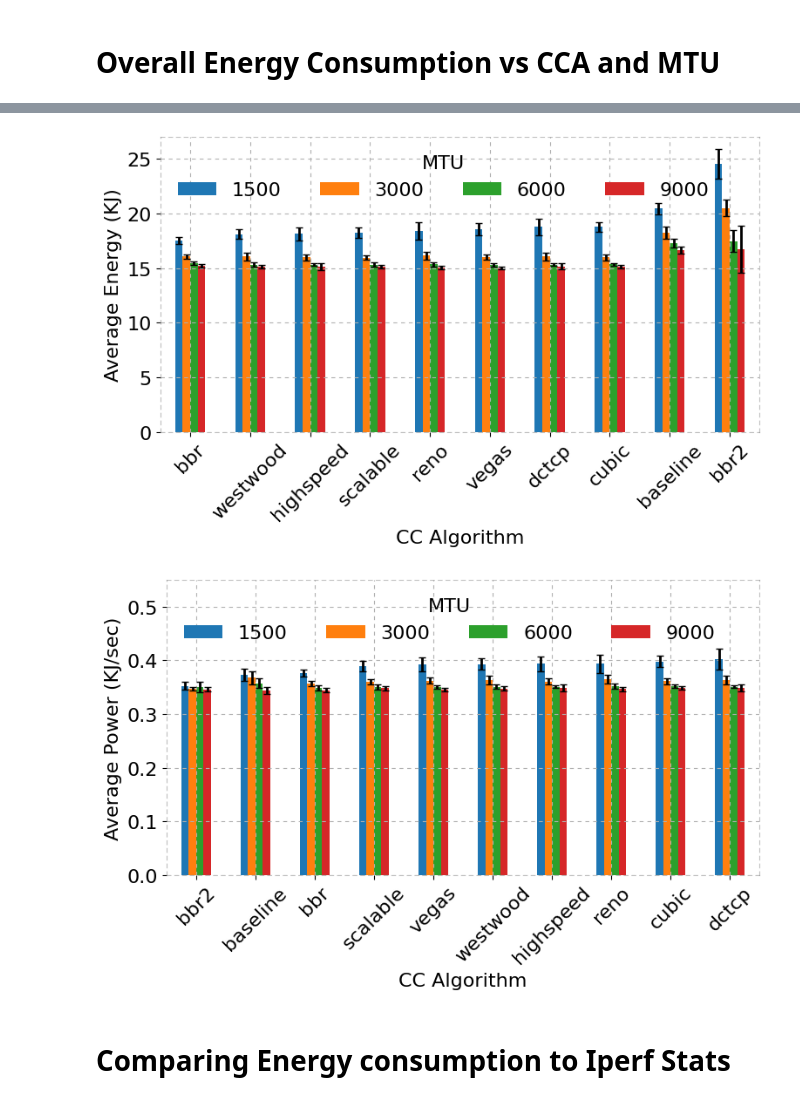
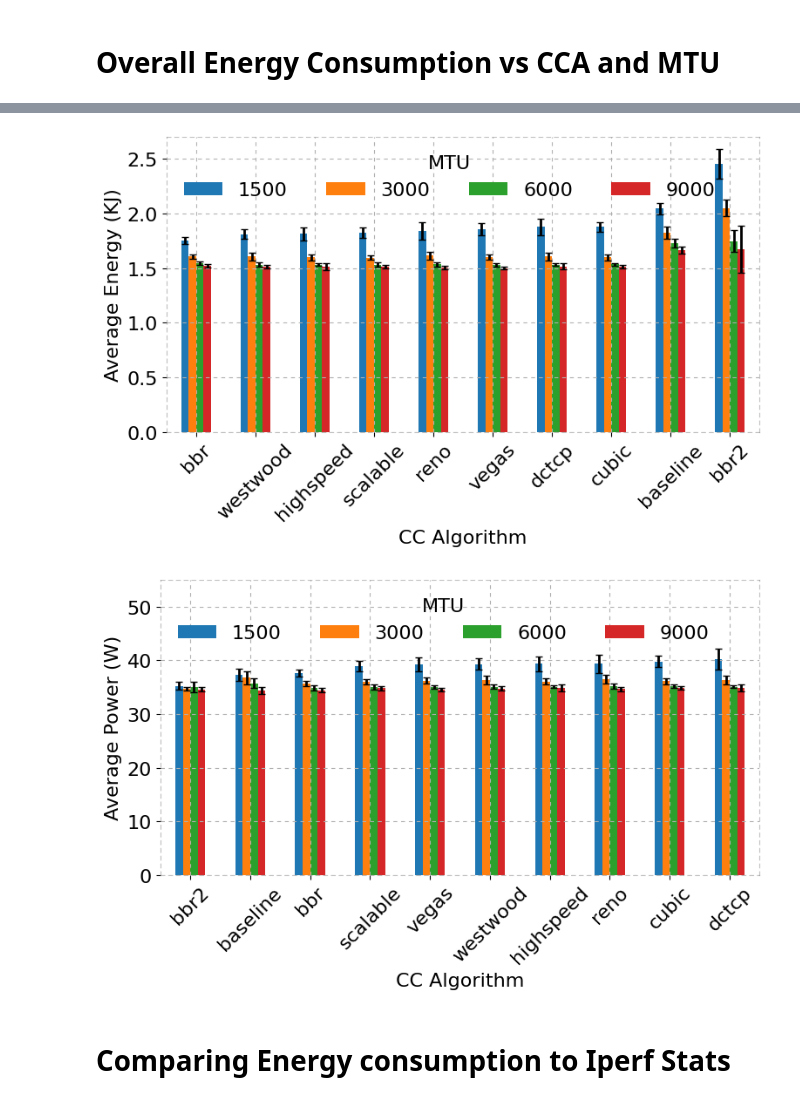
Before and after one commit to serhatarslan-hub/power-of-cc, a Jupyter notebook: analysis/iperf_analysis_for_energy_per_cca.ipynb, the cells around one changed output, grey strips where cells are left out. Drawn from its saved outputs; the diff is of its cells as text; code cells hidden in the pictures.

```diff
--- a/analysis/iperf_analysis_for_energy_per_cca.ipynb
+++ b/analysis/iperf_analysis_for_energy_per_cca.ipynb
@@ -40,9 +40,10 @@ if (SAVE_FIG):
 # Reading the Experiment Data
 # %%
 exp_df = energy_analysis_helpers.read_energy_log(exp_filename)
-exp_df['energy_kJ'] = exp_df['energy_uJ'] * 10e-9
+exp_df['energy_J'] = exp_df['energy_uJ'] / 1000000
+exp_df['energy_kJ'] = exp_df['energy_J'] / 1000
 exp_df = energy_analysis_helpers.read_iperf_log(exp_df, data_folder)
-exp_df['kJps'] = exp_df['energy_kJ'] / exp_df['time_sec']
+exp_df['power_W'] = exp_df['energy_J'] / exp_df['time_sec']
 exp_df_no_udp = exp_df[(exp_df['cc'] != 'udp')].copy()
 exp_df_no_udp_no_bbr2 = exp_df[(exp_df['cc'] != 'udp') \
                                & (exp_df['cc'] != 'bbr2')].copy()
@@ -194,7 +195,7 @@ plt.xlabel('CC Algorithm', fontsize=FONT_SIZE)
 plt.ylabel('Average Energy (KJ)', fontsize=FONT_SIZE)
 plt.xticks(fontsize=FONT_SIZE)
 plt.yticks(fontsize=FONT_SIZE)
-plt.ylim((0, 27))
+plt.ylim((0, 2.7))
 plt.xticks(rotation = 45)
 plt.grid(linestyle=LINE_STYLE)
 leg = plt.gca().legend(loc='upper left', frameon=False,
@@ -220,45 +221,45 @@ if (SAVE_FIG):
 
 plt.show()
 # %% [output]
-[figure, old version]
+[figure, new version]
 # %%
 # plt.figure(figsize=FIG_SIZE)
-exp_df_no_udp.groupby(['cc', 'mtu'])['kJps'].mean().unstack().sort_values([1500]).plot.bar(
-    yerr=exp_df.groupby(['cc', 'mtu'])['kJps'].std().unstack(),
+exp_df_no_udp.groupby(['cc', 'mtu'])['power_W'].mean().unstack().sort_values([1500]).plot.bar(
+    yerr=exp_df.groupby(['cc', 'mtu'])['power_W'].std().unstack(),
     error_kw=dict(lw=2, capsize=3, capthick=1, ecolor='black')
     )
 
 plt.xlabel('CC Algorithm', fontsize=FONT_SIZE)
-plt.ylabel('Average Power (KJ/sec)', fontsize=FONT_SIZE)
+plt.ylabel('Average Power (W)', fontsize=FONT_SIZE)
 plt.xticks(fontsize=FONT_SIZE)
 plt.yticks(fontsize=FONT_SIZE)
-plt.ylim((0,0.55))
+plt.ylim((0,55))
 plt.xticks(rotation = 45)
 plt.grid(linestyle=LINE_STYLE)
 leg = plt.gca().legend(loc='upper left', frameon=False,
                  title='MTU', fontsize=FONT_SIZE, ncol=4)
 plt.setp(leg.get_title(),fontsize=FONT_SIZE)
 plt.gca().spines["right"].set_linestyle(LINE_STYLE)
 plt.gca().spines["right"].set_alpha(0.5)
 plt.gca().spines["right"].set_color('gray')
 plt.gca().spines["left"].set_linestyle(LINE_STYLE)
 plt.gca().spines["left"].set_alpha(0.5)
 plt.gca().spines["left"].set_color('gray')
 # plt.gca().spines["top"].set_visible(False)
 plt.gca().spines["top"].set_linestyle(LINE_STYLE)
 plt.gca().spines["top"].set_alpha(0.5)
 plt.gca().spines["top"].set_color('gray')
 plt.gca().spines["bottom"].set_linestyle(LINE_STYLE)
 plt.gca().spines["bottom"].set_alpha(0.5)
 plt.gca().spines["bottom"].set_color('gray')
 plt.tight_layout()
 
 if (SAVE_FIG):
     plt.savefig( out_dir + '/cca_energy_per_sec_no_udp.pdf')
 
 plt.show()
 # %% [output]
-[figure, old version]
+[figure, new version]
 # %% [markdown]
 # Comparing Energy consumption to Iperf Stats
 # %%
```
Also changed, not shown: parts of 34 cells of this notebook, 43 other files.
